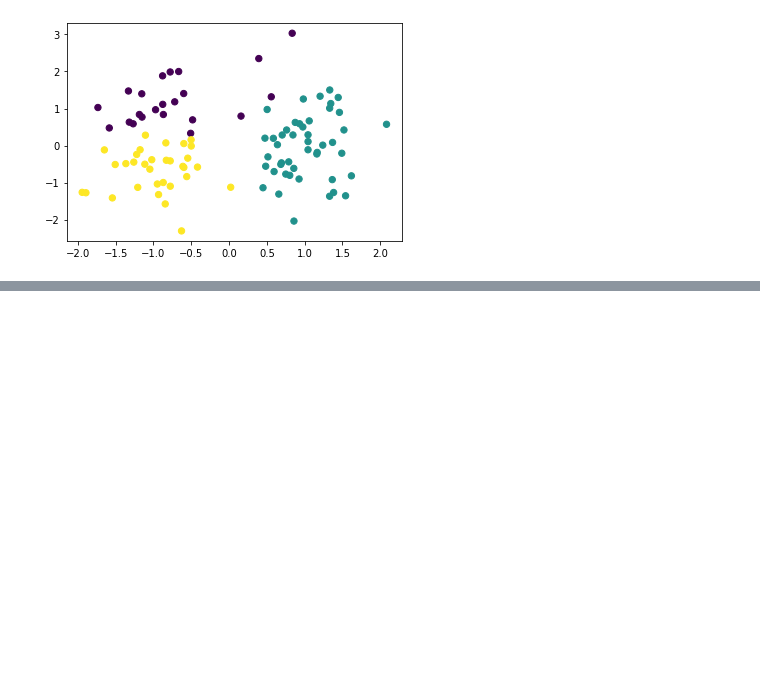
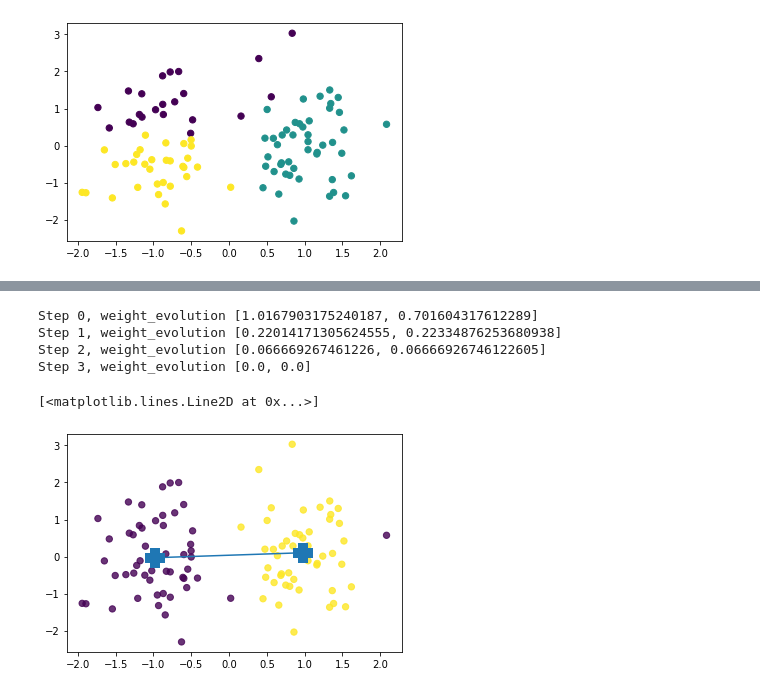
Before and after one commit to MagicMoleMM/DistFitter, a Jupyter notebook: 07_01.ipynb, the cells around one changed output, grey strips where cells are left out. Drawn from its saved outputs; the diff is of its cells as text; code cells hidden in the pictures; blank space fills up the shorter version.

```diff
--- a/07_01.ipynb
+++ b/07_01.ipynb
@@ -75,0 +96,31 @@ cluster_num 6, metric 49.745770433790256
+# %%
+def k_means(X:np.array, k: int=2, eps: float=0.001, num_iteration: int=10):
+  centroids, cluster_label = None, None
+  try:
+    n,m = X.shape
+  except ValueError:
+    print("Передан некорректный объект X")
+  centroid_objects_prev = [np.zeros(m) for i in range (k)]
+  centroid_objects = random_centroid_selection(X, n, k)
+  weight_evolution = eval_weight_evolution(centroid_objects_prev, centroid_objects, k)
+  step = 0
+  while step < num_iteration and sum(weight_evolution[i] > eps for i in range(k))!=0:
+    centroid_objects_prev = centroid_objects.copy()
+    cluster_labels = eval_cluster_labels(X, centroid_objects)
+    centroid_objects = eval_centroids(X, k, cluster_labels)
+    weight_evolution = eval_weight_evolution(centroid_objects_prev, centroid_objects, k)
+    print(f'Step {step}, weight_evolution {weight_evolution}')
+    step += 1
+  return np.vstack(centroid_objects),cluster_label
+
+centroids, cluster_label = k_means(X, k=2, num_iteration=10)
+
+plt.scatter(X[:,0], X[:,1], s=40, marker='o', alpha=0.8, c=Y)
+plt.plot(centroids[:,0],centroids[:,1],marker='+', mew=10, ms=20)
+# %% [output]
+Step 0, weight_evolution [1.0167903175240187, 0.701604317612289]
+Step 1, weight_evolution [0.22014171305624555, 0.22334876253680938]
+Step 2, weight_evolution [0.066669267461226, 0.06666926746122605]
+Step 3, weight_evolution [0.0, 0.0]
+[<matplotlib.lines.Line2D at 0x...>]
+[figure, added]
```
Also changed, not shown: parts of 3 cells of this notebook.
